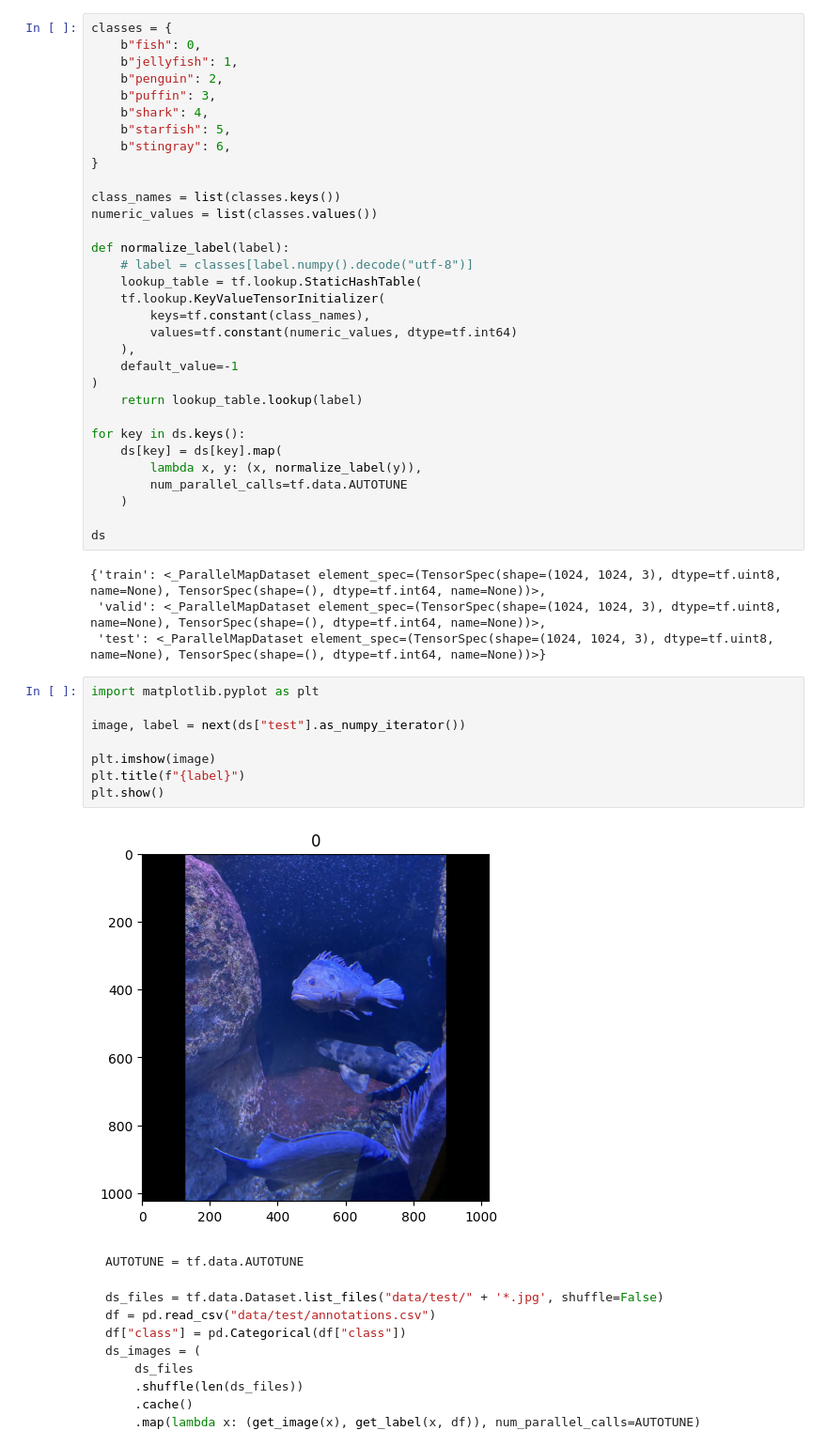
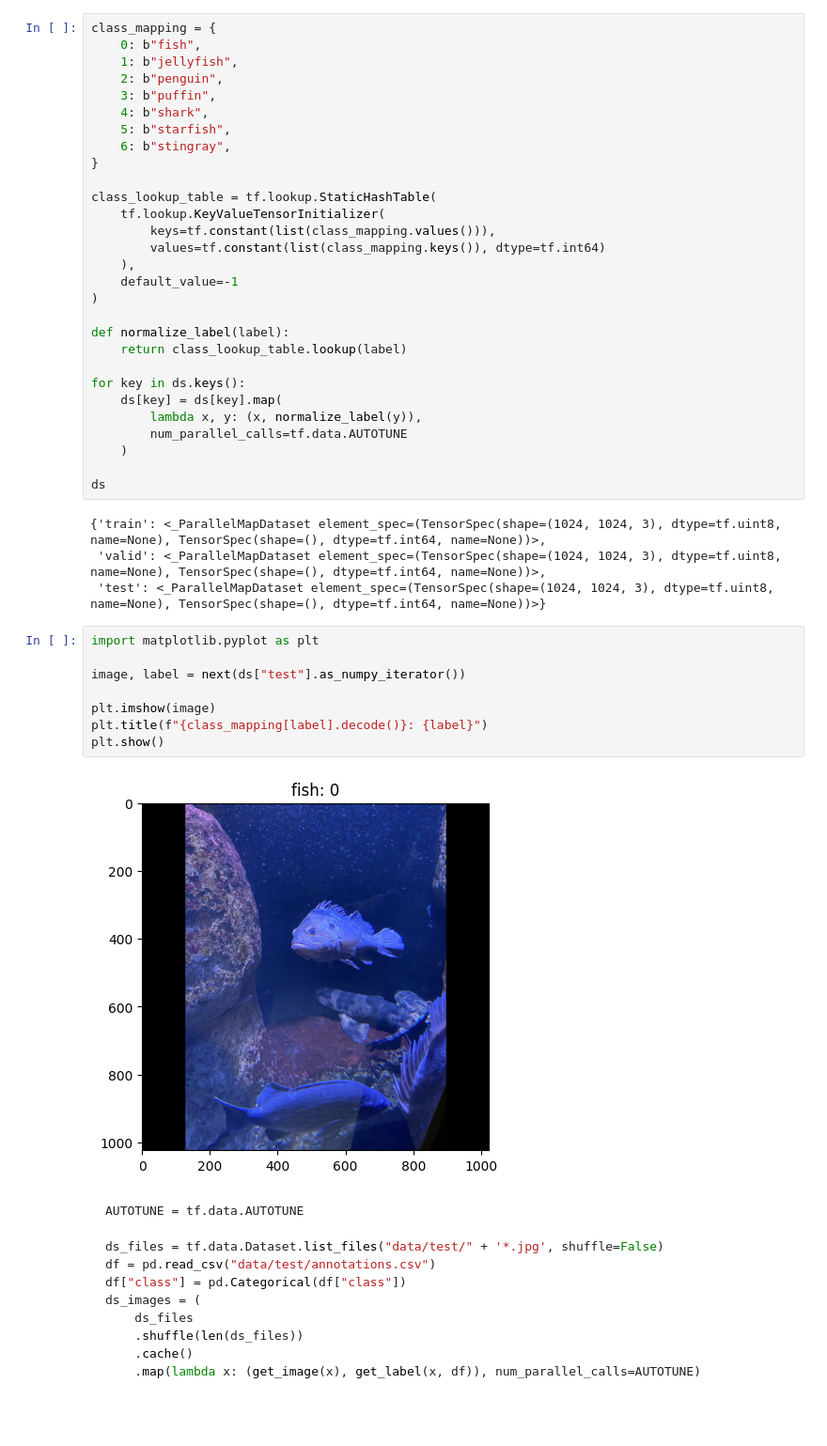
Before and after one commit to Alf-caput/UFVDeepLearning, a Jupyter notebook: P1_ComputerVision/P1_Notebook.ipynb, the cells around one changed output. Shown at 94% size. Cells and saved outputs as stored; diff of their text form; blank space fills up the shorter version.

Commit message:
class mapping

````diff
--- a/P1_ComputerVision/P1_Notebook.ipynb
+++ b/P1_ComputerVision/P1_Notebook.ipynb
@@ -241,29 +243,26 @@ plt.show()
 # %% [output]
 [figure]
 # %%
-classes = {
-    b"fish": 0,
-    b"jellyfish": 1,
-    b"penguin": 2,
-    b"puffin": 3,
-    b"shark": 4,
-    b"starfish": 5,
-    b"stingray": 6,
+class_mapping = {
+    0: b"fish",
+    1: b"jellyfish",
+    2: b"penguin",
+    3: b"puffin",
+    4: b"shark",
+    5: b"starfish",
+    6: b"stingray",
 }
 
-class_names = list(classes.keys())
-numeric_values = list(classes.values())
-
-def normalize_label(label):
-    # label = classes[label.numpy().decode("utf-8")]
-    lookup_table = tf.lookup.StaticHashTable(
+class_lookup_table = tf.lookup.StaticHashTable(
     tf.lookup.KeyValueTensorInitializer(
-        keys=tf.constant(class_names),
-        values=tf.constant(numeric_values, dtype=tf.int64)
+        keys=tf.constant(list(class_mapping.values())),
+        values=tf.constant(list(class_mapping.keys()), dtype=tf.int64)
     ),
     default_value=-1
 )
-    return lookup_table.lookup(label)
+
+def normalize_label(label):
+    return class_lookup_table.lookup(label)
 
 for key in ds.keys():
     ds[key] = ds[key].map(
@@ -279,13 +278,13 @@ ds
 # %%
 import matplotlib.pyplot as plt
 
 image, label = next(ds["test"].as_numpy_iterator())
 
 plt.imshow(image)
-plt.title(f"{label}")
+plt.title(f"{class_mapping[label].decode()}: {label}")
 plt.show()
 # %% [output]
-[figure, old version]
+[figure, new version]
 # %% [markdown]
 ```python
 AUTOTUNE = tf.data.AUTOTUNE
````
Also changed, not shown: parts of 1 cell of this notebook.
